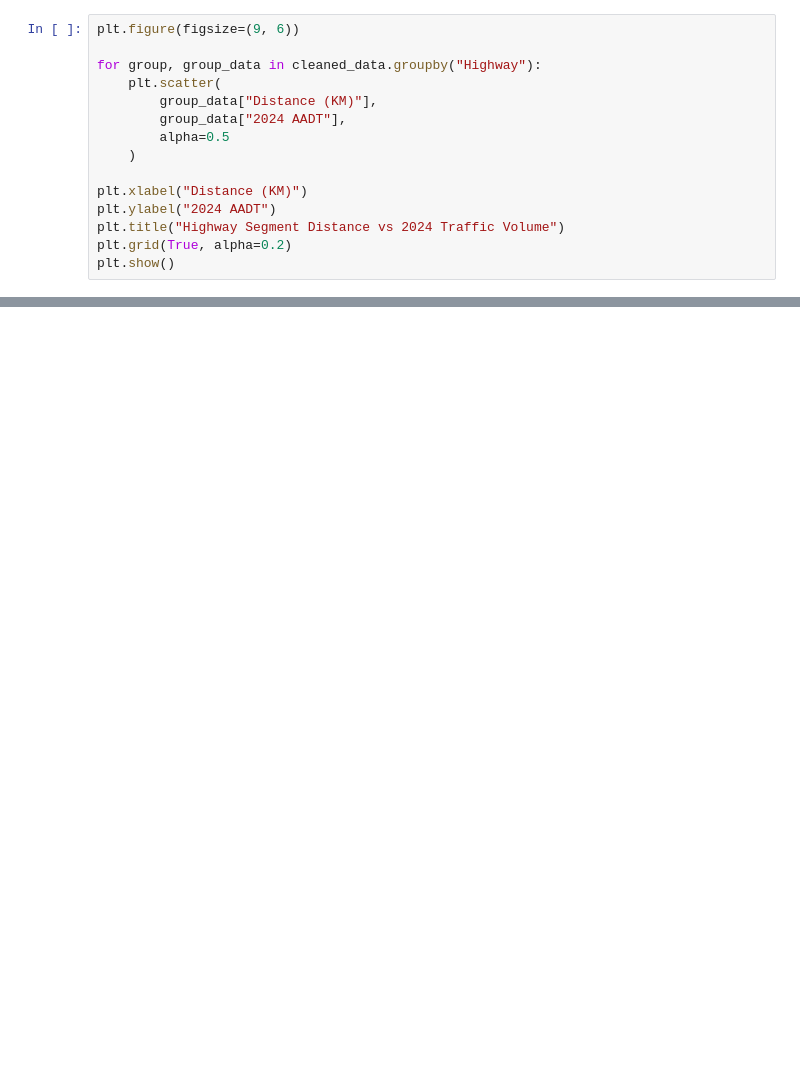
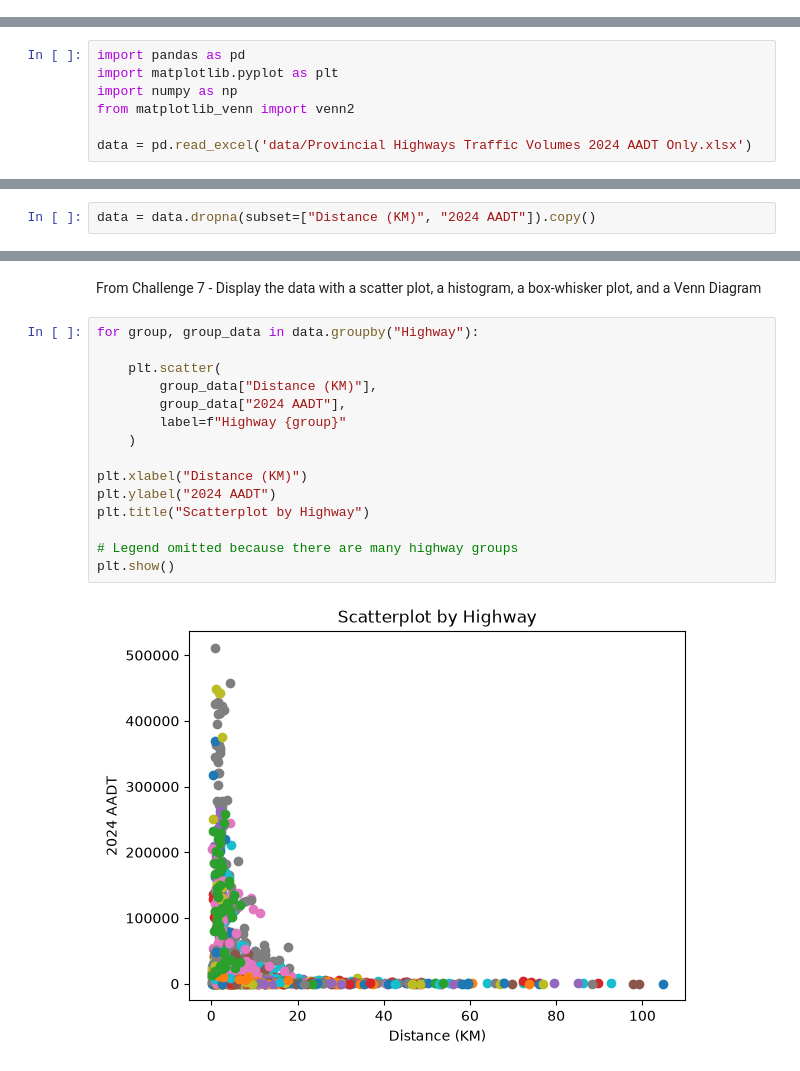
Before and after one commit to JohnBuni/Data-Analysis-Project-Group4, a Jupyter notebook: group4presentation.ipynb, the cells around one changed output, grey strips where cells are left out. Drawn from its saved outputs; the diff is of its cells as text; blank space fills up the shorter version.

```diff
--- a/group4presentation.ipynb
+++ b/group4presentation.ipynb
@@ -268,15 +0,0 @@ The scatter plot compares **Distance (KM)** with **2024 AADT** to explore whethe
-# %%
-plt.figure(figsize=(9, 6))
-
-for group, group_data in cleaned_data.groupby("Highway"):
-    plt.scatter(
-        group_data["Distance (KM)"],
-        group_data["2024 AADT"],
-        alpha=0.5
-    )
-
-plt.xlabel("Distance (KM)")
-plt.ylabel("2024 AADT")
-plt.title("Highway Segment Distance vs 2024 Traffic Volume")
-plt.grid(True, alpha=0.2)
-plt.show()
@@ -366,0 +23,7 @@ This dataset contains 2024 annual average daily traffic volumes for segments of
+# %%
+import pandas as pd
+import matplotlib.pyplot as plt
+import numpy as np
+from matplotlib_venn import venn2
+
+data = pd.read_excel('data/Provincial Highways Traffic Volumes 2024 AADT Only.xlsx')
@@ -366,0 +34,2 @@ This dataset contains 2024 annual average daily traffic volumes for segments of
+# %%
+data = data.dropna(subset=["Distance (KM)", "2024 AADT"]).copy()
@@ -366,0 +194,19 @@ This dataset contains 2024 annual average daily traffic volumes for segments of
+# %% [markdown]
+From Challenge 7 - Display the data with a scatter plot, a histogram, a box-whisker plot, and a Venn Diagram
+# %%
+for group, group_data in data.groupby("Highway"):
+
+    plt.scatter(
+        group_data["Distance (KM)"],
+        group_data["2024 AADT"],
+        label=f"Highway {group}"
+    )
+
+plt.xlabel("Distance (KM)")
+plt.ylabel("2024 AADT")
+plt.title("Scatterplot by Highway")
+
+# Legend omitted because there are many highway groups
+plt.show()
+# %% [output]
+[figure, added]
```
Also changed, not shown: parts of 47 cells of this notebook.
